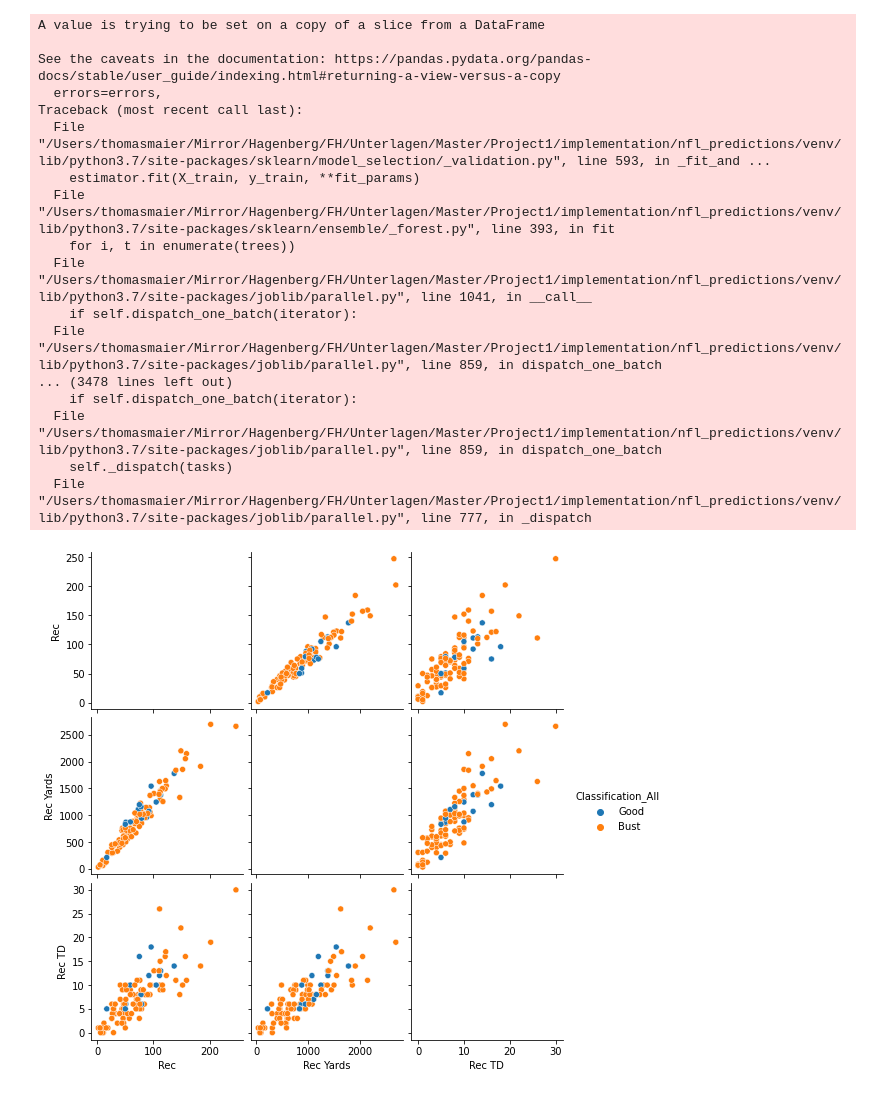
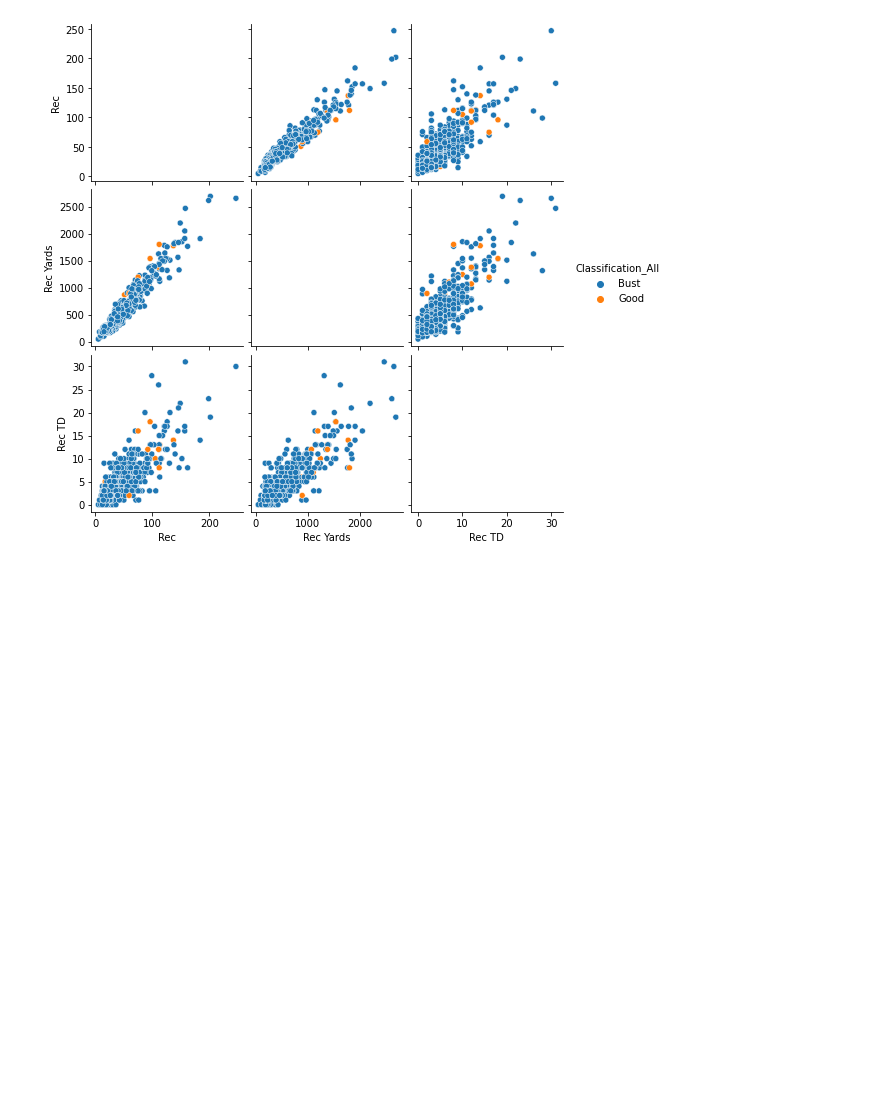
Before and after one commit to Thoromis/nfl_predictions, a Jupyter notebook: python_scripts/te_ml.ipynb, the cells around one changed output. Saved outputs shown, nothing was run; the diff lists cells and outputs as text; code cells hidden in the pictures; blank space fills up the shorter version.

```diff
--- a/python_scripts/te_ml.ipynb
+++ b/python_scripts/te_ml.ipynb
@@ -1,11 +6,10 @@
 # %%
-import nfl_machine_learning as nfl_ml
-import nfl_model_visualisation as nfl_vis
-import utils.ml_constants as utils
-import utils.unit_keys as Units
-
-x_train_te, x_test_te, y_train_te, y_test_te, players_train_te, players_test_te = nfl_ml.start_ml_pipeline(Units.TE.KEY, random_search=True, unbalanced=False)
-utils.persist_train_test_split(x_train_te, x_test_te, y_train_te, y_test_te, players_train_te, players_test_te, Units.TE.KEY)
+x_train_te, x_test_te, y_train_te, y_test_te, players_train_te, players_test_te = nfl_ml.start_ml_pipeline(Units.TE.KEY,
+                                                                                                           random_search=False,
+                                                                                                           unbalanced=True,
+                                                                                                           scale_data=True)
+utils.persist_train_test_split(x_train_te, x_test_te, y_train_te, y_test_te, players_train_te, players_test_te,
+                               Units.TE.KEY)
 # %% [output]
 Started ML pipeline for TE
 Classification counts for the data:
@@ -27,19 +31,2 @@ Fitting 3 folds for each of 3 candidates, totalling 9 fits
-A value is trying to be set on a copy of a slice from a DataFrame
-
-See the caveats in the documentation: https://pandas.pydata.org/pandas-docs/stable/user_guide/indexing.html#returning-a-view-versus-a-copy
-  errors=errors,
-Traceback (most recent call last):
-  File "/Users/thomasmaier/Mirror/Hagenberg/FH/Unterlagen/Master/Project1/implementation/nfl_predictions/venv/lib/python3.7/site-packages/sklearn/model_selection/_validation.py", line 593, in _fit_and ...
-    estimator.fit(X_train, y_train, **fit_params)
-  File "/Users/thomasmaier/Mirror/Hagenberg/FH/Unterlagen/Master/Project1/implementation/nfl_predictions/venv/lib/python3.7/site-packages/sklearn/ensemble/_forest.py", line 393, in fit
-    for i, t in enumerate(trees))
-  File "/Users/thomasmaier/Mirror/Hagenberg/FH/Unterlagen/Master/Project1/implementation/nfl_predictions/venv/lib/python3.7/site-packages/joblib/parallel.py", line 1041, in __call__
-    if self.dispatch_one_batch(iterator):
-  File "/Users/thomasmaier/Mirror/Hagenberg/FH/Unterlagen/Master/Project1/implementation/nfl_predictions/venv/lib/python3.7/site-packages/joblib/parallel.py", line 859, in dispatch_one_batch
-... (3478 lines left out)
-    if self.dispatch_one_batch(iterator):
-  File "/Users/thomasmaier/Mirror/Hagenberg/FH/Unterlagen/Master/Project1/implementation/nfl_predictions/venv/lib/python3.7/site-packages/joblib/parallel.py", line 859, in dispatch_one_batch
-    self._dispatch(tasks)
-  File "/Users/thomasmaier/Mirror/Hagenberg/FH/Unterlagen/Master/Project1/implementation/nfl_predictions/venv/lib/python3.7/site-packages/joblib/parallel.py", line 777, in _dispatch
-[figure, old version]
+[figure, new version]
 # %%
```
Also changed, not shown: parts of 3 cells of this notebook, 22 other files.
